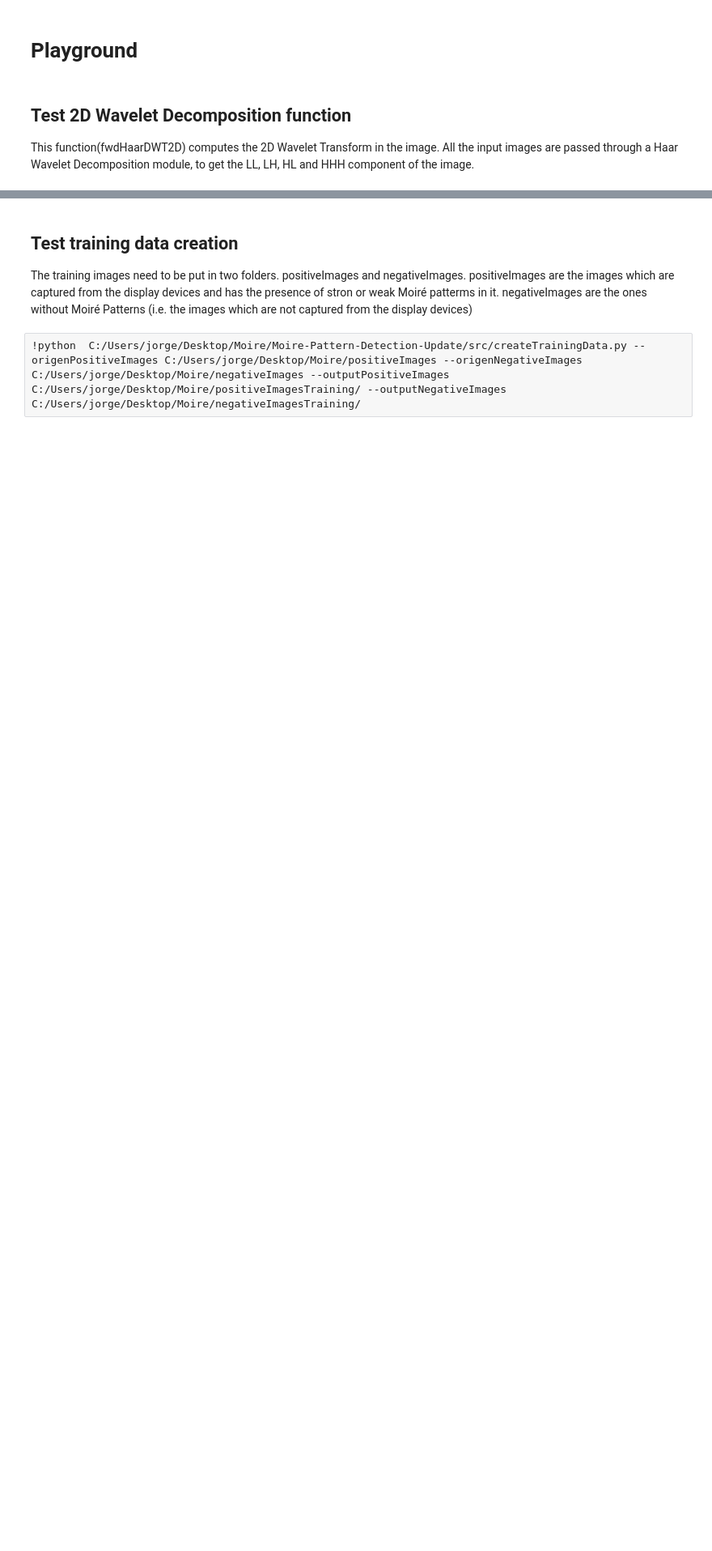
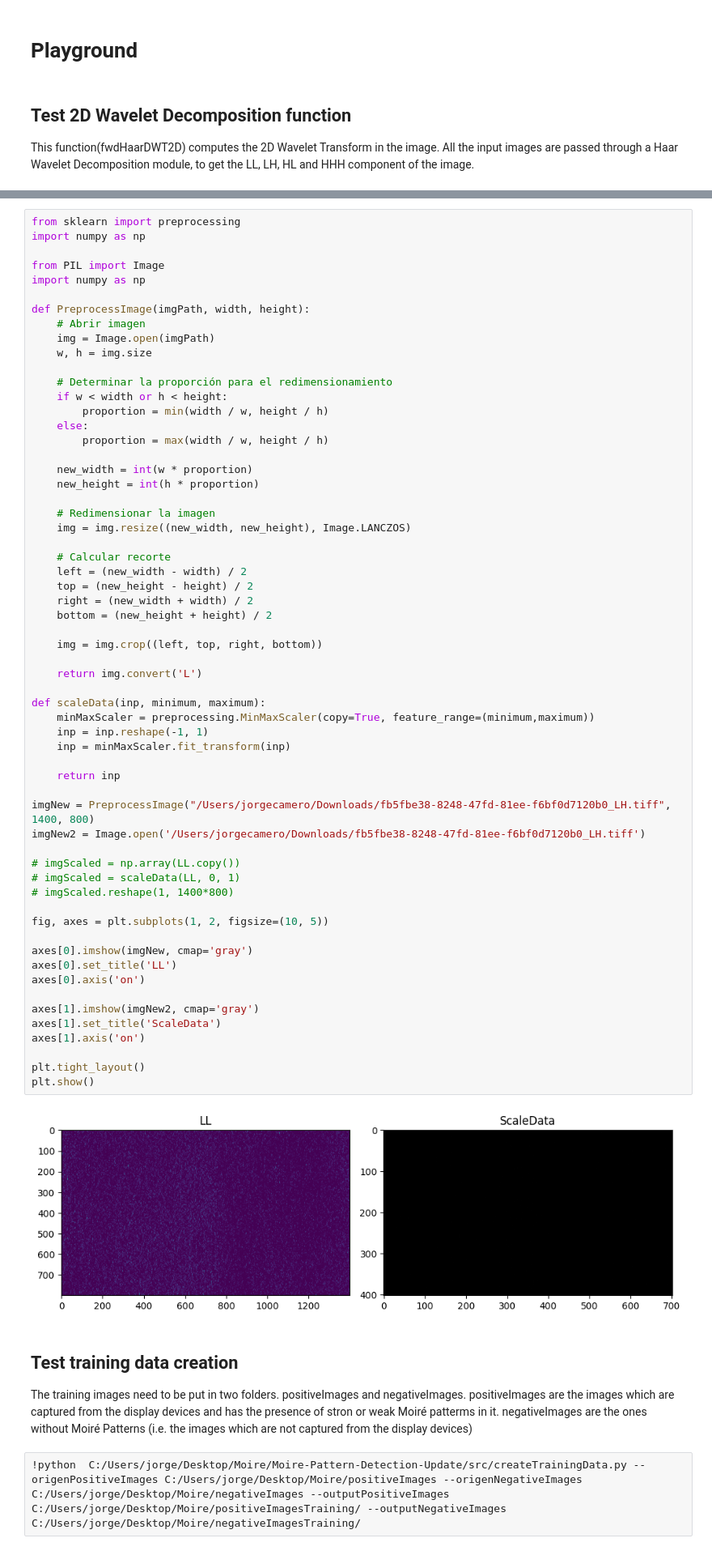
Before and after one commit to CameroJI/Moire-Pattern-Detection-Update, a Jupyter notebook: src/Playground.ipynb, the cells around one changed output, grey strips where cells are left out. Shown at 81% size. Saved outputs shown, nothing was run; the diff lists cells and outputs as text; blank space fills up the shorter version.

```diff
--- a/src/Playground.ipynb
+++ b/src/Playground.ipynb
@@ -45,3 +54,65 @@ plt.show()
+# %%
+from sklearn import preprocessing
+import numpy as np
+
+from PIL import Image
+import numpy as np
+
+def PreprocessImage(imgPath, width, height):
+    # Abrir imagen
+    img = Image.open(imgPath)
+    w, h = img.size
+
+    # Determinar la proporción para el redimensionamiento
+    if w < width or h < height:
+        proportion = min(width / w, height / h)
+    else:
+        proportion = max(width / w, height / h)
+
+    new_width = int(w * proportion)
+    new_height = int(h * proportion)
+
+    # Redimensionar la imagen
+    img = img.resize((new_width, new_height), Image.LANCZOS)
+
+    # Calcular recorte
+    left = (new_width - width) / 2
+    top = (new_height - height) / 2
+    right = (new_width + width) / 2
+    bottom = (new_height + height) / 2
+
+    img = img.crop((left, top, right, bottom))
+
+    return img.convert('L')
+
+def scaleData(inp, minimum, maximum):
+    minMaxScaler = preprocessing.MinMaxScaler(copy=True, feature_range=(minimum,maximum))
+    inp = inp.reshape(-1, 1)
+    inp = minMaxScaler.fit_transform(inp)
+
+    return inp
+
+imgNew = PreprocessImage("/Users/jorgecamero/Downloads/fb5fbe38-8248-47fd-81ee-f6bf0d7120b0_LH.tiff", 1400, 800)
+imgNew2 = Image.open('/Users/jorgecamero/Downloads/fb5fbe38-8248-47fd-81ee-f6bf0d7120b0_LH.tiff')
+
+# imgScaled = np.array(LL.copy())
+# imgScaled = scaleData(LL, 0, 1)
+# imgScaled.reshape(1, 1400*800)
+
+fig, axes = plt.subplots(1, 2, figsize=(10, 5))
+
+axes[0].imshow(imgNew, cmap='gray')
+axes[0].set_title('LL')
+axes[0].axis('on')
+
+axes[1].imshow(imgNew2, cmap='gray')
+axes[1].set_title('ScaleData')
+axes[1].axis('on')
+
+plt.tight_layout()
+plt.show()
+# %% [output]
+[figure, added]
 # %% [markdown]
 ## Test training data creation
 The training images need to be put in two folders. positiveImages and negativeImages. positiveImages are the images which are captured from the display devices and has the presence of stron or weak Moiré patterms in it.
```
Also changed, not shown: parts of 3 cells of this notebook, 1 other file.
